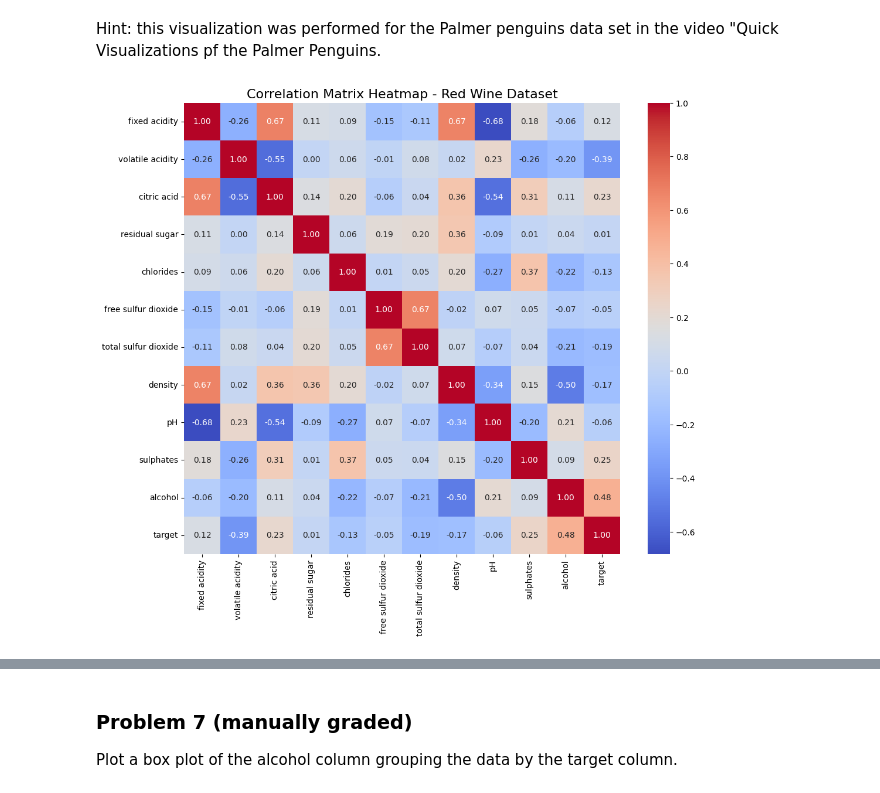
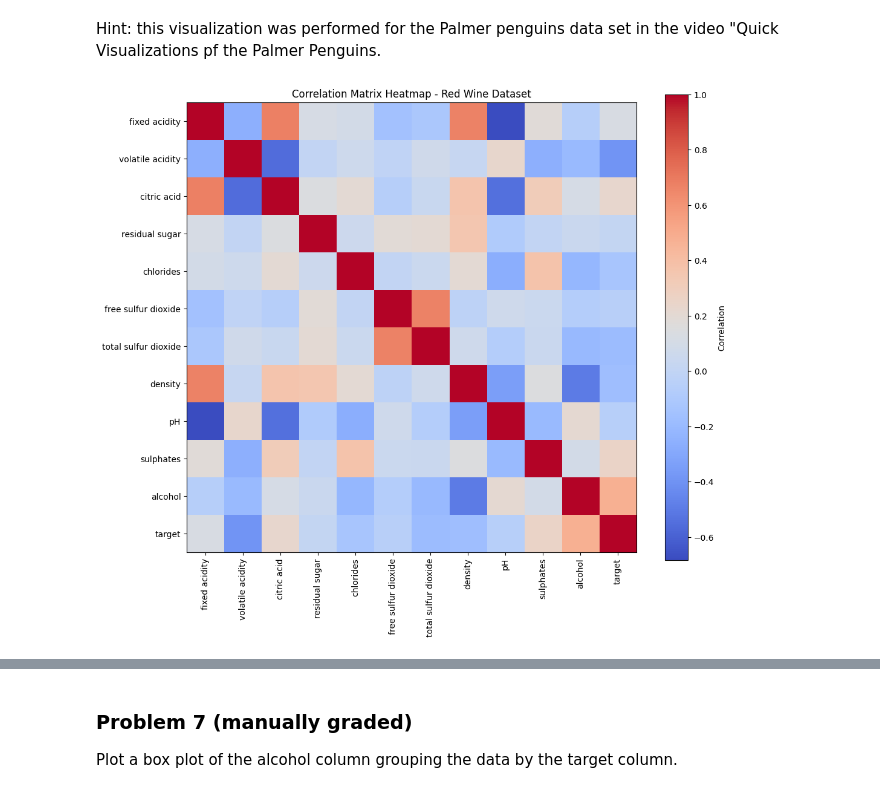
Before and after one commit to mshahan73-hub/dx602-homework-10, a Jupyter notebook: homework.ipynb, the cells around one changed output, grey strips where cells are left out. Cells and saved outputs as stored; diff of their text form; code cells hidden in the pictures.

```diff
--- a/homework.ipynb
+++ b/homework.ipynb
@@ -166,30 +166,23 @@ plt.show()
 Plot the correlation matrix of the red wine data set as a heat map.
 # %% [markdown]
 Hint: this visualization was performed for the Palmer penguins data set in the video "Quick Visualizations pf the Palmer Penguins.
-# %%
-# YOUR CHANGES HERE
-
-# Shared imports
-import matplotlib.pyplot as plt
-import pandas as pd
-import seaborn as sns
-
-# Load the red wine dataset
-red_wine = pd.read_csv(
-    "https://github.com/EpistasisLab/pmlb/raw/refs/heads/master/datasets/wine_quality_red/wine_quality_red.tsv.gz",
-    sep="\t"
-)
-
-# Compute the correlation matrix
-corr_matrix = red_wine.corr()
-
-# Plot the heatmap
-plt.figure(figsize=(12, 10))
-sns.heatmap(corr_matrix, annot=True, fmt=".2f", cmap="coolwarm", cbar=True)
-plt.title("Correlation Matrix Heatmap - Red Wine Dataset", fontsize=16)
-plt.show()
-# %% [output]
-[figure, removed]
+# %%
+# YOUR CHANGES HERE
+
+import matplotlib.pyplot as plt
+import numpy as np
+
+corr_matrix = red_wine.corr()
+
+plt.figure(figsize=(12, 10))
+plt.imshow(corr_matrix, cmap='coolwarm', interpolation='nearest')
+plt.colorbar(label='Correlation')
+plt.xticks(ticks=np.arange(len(corr_matrix.columns)), labels=corr_matrix.columns, rotation=90)
+plt.yticks(ticks=np.arange(len(corr_matrix.columns)), labels=corr_matrix.columns)
+plt.title("Correlation Matrix Heatmap - Red Wine Dataset")
+plt.show()
+# %% [output]
+[figure, added]
 # %% [markdown]
 <div style="page-break-after: always;"></div>
 # %% [markdown]
```
